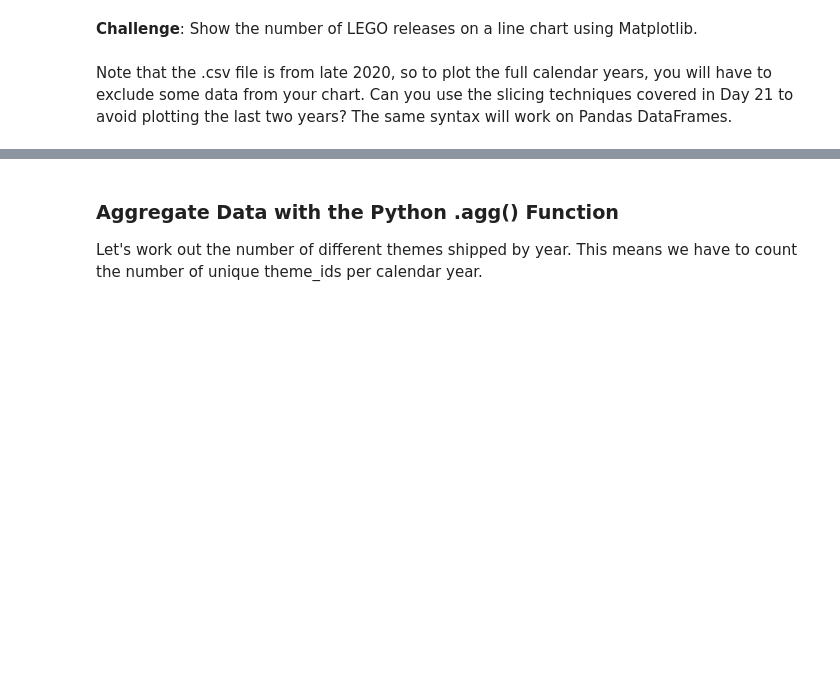
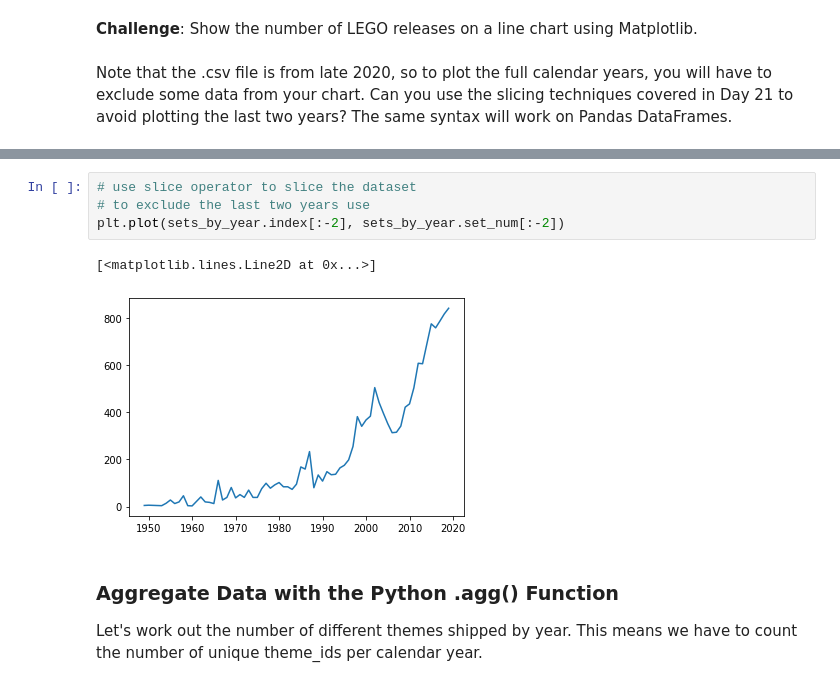
Before and after one commit to Mahesh-Chaulagain/analyse-the-LEGO-dataset, a Jupyter notebook: Lego_Analysis.ipynb, the cells around one changed output, grey strips where cells are left out. Saved outputs shown, nothing was run; the diff lists cells and outputs as text; blank space fills up the shorter version.

```diff
--- a/Lego_Analysis.ipynb
+++ b/Lego_Analysis.ipynb
@@ -91,3 +162,10 @@ Note that the .csv file is from late 2020, so to plot the full calendar years, y
+# %%
+# use slice operator to slice the dataset
+# to exclude the last two years use
+plt.plot(sets_by_year.index[:-2], sets_by_year.set_num[:-2])
+# %% [output]
+[<matplotlib.lines.Line2D at 0x...>]
+[figure, added]
 # %% [markdown]
 ### Aggregate Data with the Python .agg() Function
 
```
Also changed, not shown: parts of 15 cells of this notebook, 1 other file.
